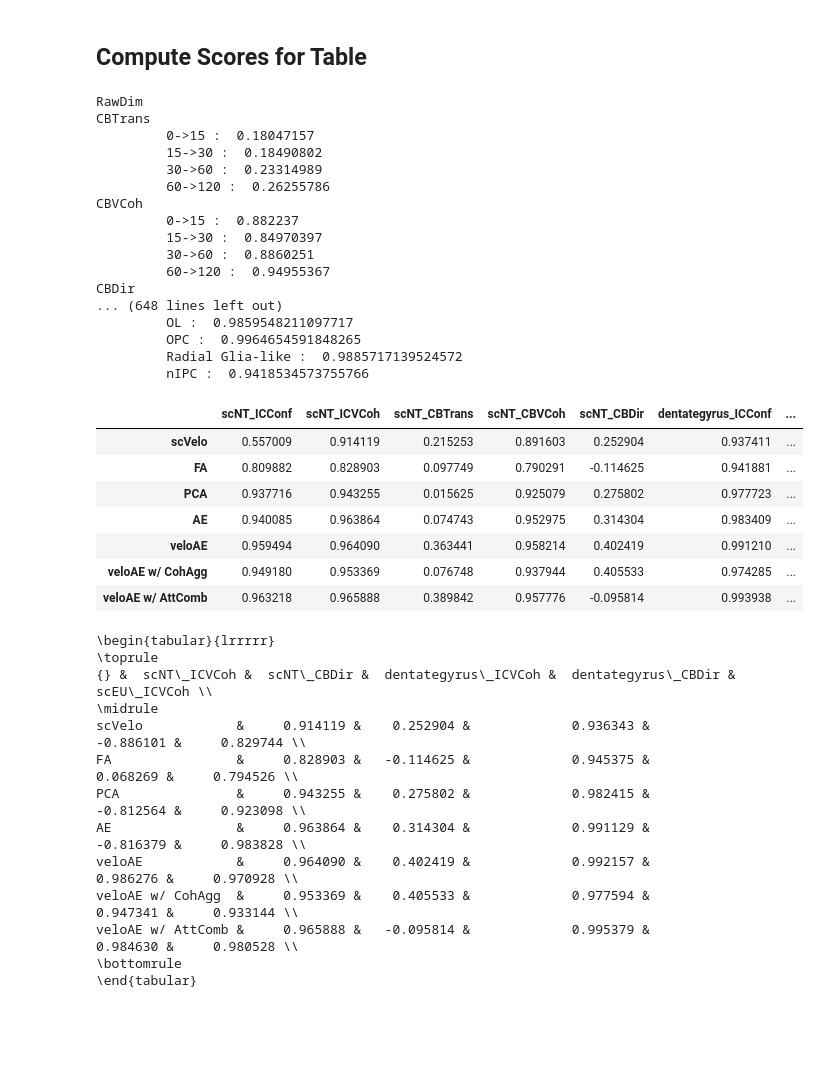
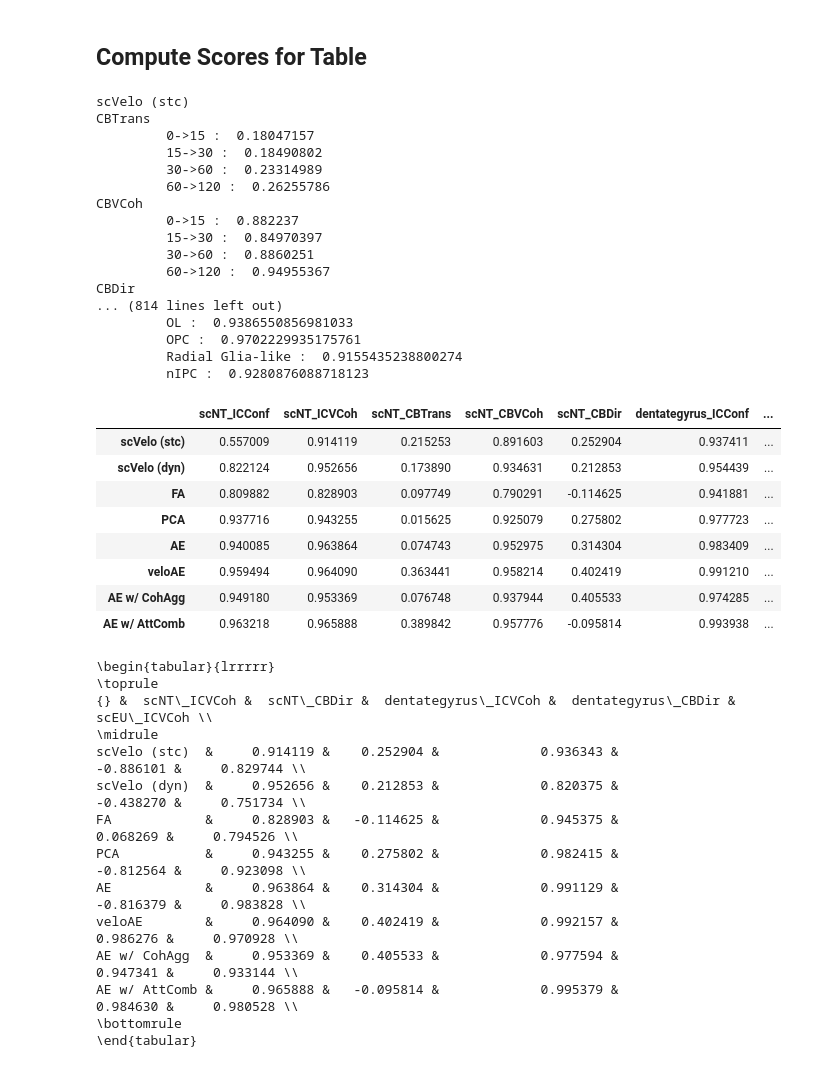
Before and after one commit to qiaochen/VeloAE, a Jupyter notebook: notebooks/eval_stats/metrics_bar_chat_and_table.ipynb, the cells around one changed output. Saved outputs shown, nothing was run; the diff lists cells and outputs as text; code cells hidden in the pictures; blank space fills up the shorter version.

```diff
--- a/notebooks/eval_stats/metrics_bar_chat_and_table.ipynb
+++ b/notebooks/eval_stats/metrics_bar_chat_and_table.ipynb
@@ -16,11 +16,13 @@ from sklearn.decomposition import PCA
 from collections import Counter
 from veloproj import *
 # %%
-method_name_mapping = {"stc_mode":"RawDim",
- "Cohort AutoEncoder":"LowDim",
+method_name_mapping = {
+ "stc_mode":"scVelo (stc)",
+ "dyn_mode":"scVelo (dyn)",
+ "Cohort AutoEncoder":"veloAE",
  "Baseline AutoEncoder":"AE",
- "Ablation GCN Only": "veloAE w/ CohAgg",
- "Ablation AttComb Only": "veloAE w/ AttComb",
+ "Ablation GCN Only": "AE w/ CohAgg",
+ "Ablation AttComb Only": "AE w/ AttComb",
  "Baseline PCA": "PCA",
  "Baseline FA": "FA",
  }
@@ -53,7 +55,7 @@ def to_dataframe(res):
                 group = dis_group_name(group, metric)
                 print("\t", group, ": ", np.mean(values))
                 for a_score in values:
-                    df_data.append({"space":method,
+                    df_data.append({"method":method,
                                     "metric":metric,
                                     "group": group,
                                     "score": a_score
@@ -70,7 +72,7 @@ def generate_plots(df_data, dataset, cbgroups, icgroups):
         if len(dfs) == 0:
             continue
         df = pd.concat(dfs, ignore_index=True)
-        g = sns.catplot(x="space", y="score",
+        g = sns.catplot(x="method", y="score",
                     data=df, kind="box",
                     palette="Set3",
                     showfliers = False,
@@ -86,7 +88,7 @@ def generate_plots(df_data, dataset, cbgroups, icgroups):
         if len(dfs) == 0:
             continue
         df = pd.concat(dfs, ignore_index=True)
-        g = sns.catplot(x="space", y="score",
+        g = sns.catplot(x="method", y="score",
                     data=df, kind="box",
                     palette="Set3",
                     showfliers = False,
@@ -145,15 +147,16 @@ groups = [(["0->15", "15->30", "30->60", "60->120"], ["0", "15", "30", "60", "12
 dfs = []
 for dataset, (cbg, icg) in zip(datasets, groups):
     _dfs = []
-    for prefix in ['baseline', 'CohAE']:
+    for prefix in ['baseline', 'CohAE', 'dyn']:
         path = "../{}/{}_{}.pkl".format(dataset, prefix, dataset[:4] if not dataset == "dentategyrus" else dataset)
         with open(path, 'rb') as infile:
             _dfs.append(to_dataframe(pickle.load(infile)))
-    _dfs[0] = _dfs[0].loc[_dfs[0].space != "RawDim", :] # keep only those in CohAE results
+    _dfs[0] = _dfs[0].loc[_dfs[0].method != "scVelo (stc)", :] # keep only those in veloAE results
+    _dfs[-1] = _dfs[-1].loc[_dfs[-1].method != "scVelo (stc)", :] # keep only those in dynamical mode results
     df = pd.concat(_dfs, ignore_index=True)
     dfs.append(df)
 # %% [output]
-RawDim
+scVelo (stc)
 CBTrans
          0->15 :  0.18047157
          15->30 :  0.18490802
@@ -165,19 +168,19 @@ CBVCoh
          30->60 :  0.8860251
          60->120 :  0.94955367
 CBDir
-... (648 lines left out)
-         OL :  0.9859548211097717
-         OPC :  0.9964654591848265
-         Radial Glia-like :  0.9885717139524572
-         nIPC :  0.9418534573755766
+... (814 lines left out)
+         OL :  0.9386550856981033
+         OPC :  0.9702229935175761
+         Radial Glia-like :  0.9155435238800274
+         nIPC :  0.9280876088718123
 # %%
 datasets = ["scNT", "scEU", "dentategyrus"]
 mean_records = {}
 std_records = {}
 
 for dataset, df, group in zip(datasets, dfs, groups):
-    for method in df.space.unique():
-        m_df = df.query('space == "{}"'.format(method))
+    for method in df.method.unique():
+        m_df = df.query('method == "{}"'.format(method))
         avg_metric, std_metric = {}, {}
         for metric in m_df.metric.unique():
             _group = group[0] if metric.startswith("CB") else group[1]
@@ -193,32 +196,33 @@ for dataset, df, group in zip(datasets, dfs, groups):
         std_records[method].update(std_metric)
 
 df_mean = pd.DataFrame(mean_records).T
-new_index = df_mean.index.values
-new_index[new_index == "LowDim"] = "veloAE"
-new_index[new_index == "RawDim"] = "scVelo"
-df_mean.index = new_index
+# new_index = df_mean.index.values
+# new_index[new_index == "LowDim"] = "veloAE"
+# new_index[new_index == "RawDim"] = "scVelo"
+# df_mean.index = new_index
 df_std = pd.DataFrame(std_records).T
-df_std.index = new_index
+# df_std.index = new_index
 # %%
-df_mean.loc[['scVelo', 'FA', 'PCA', 'AE', 'veloAE', "veloAE w/ CohAgg", "veloAE w/ AttComb"],
+df_mean.loc[['scVelo (stc)', 'scVelo (dyn)', 'FA', 'PCA', 'AE', 'veloAE', "AE w/ CohAgg", "AE w/ AttComb"],
             ['scNT_ICConf', 'scNT_ICVCoh',
              'scNT_CBTrans', 'scNT_CBVCoh', 'scNT_CBDir',
              'dentategyrus_ICConf',  'dentategyrus_ICVCoh', 'dentategyrus_CBTrans',
              'dentategyrus_CBVCoh', 'dentategyrus_CBDir',
              'scEU_ICConf', 'scEU_ICVCoh',
             ]]
 # %% [output]
 |  | scNT_ICConf | scNT_ICVCoh | scNT_CBTrans | scNT_CBVCoh | scNT_CBDir | dentategyrus_ICConf | ... |
-| scVelo | 0.557009 | 0.914119 | 0.215253 | 0.891603 | 0.252904 | 0.937411 | ... |
+| scVelo (stc) | 0.557009 | 0.914119 | 0.215253 | 0.891603 | 0.252904 | 0.937411 | ... |
+| scVelo (dyn) | 0.822124 | 0.952656 | 0.173890 | 0.934631 | 0.212853 | 0.954439 | ... |
 | FA | 0.809882 | 0.828903 | 0.097749 | 0.790291 | -0.114625 | 0.941881 | ... |
 | PCA | 0.937716 | 0.943255 | 0.015625 | 0.925079 | 0.275802 | 0.977723 | ... |
 | AE | 0.940085 | 0.963864 | 0.074743 | 0.952975 | 0.314304 | 0.983409 | ... |
 | veloAE | 0.959494 | 0.964090 | 0.363441 | 0.958214 | 0.402419 | 0.991210 | ... |
-| veloAE w/ CohAgg | 0.949180 | 0.953369 | 0.076748 | 0.937944 | 0.405533 | 0.974285 | ... |
-| veloAE w/ AttComb | 0.963218 | 0.965888 | 0.389842 | 0.957776 | -0.095814 | 0.993938 | ... |
+| AE w/ CohAgg | 0.949180 | 0.953369 | 0.076748 | 0.937944 | 0.405533 | 0.974285 | ... |
+| AE w/ AttComb | 0.963218 | 0.965888 | 0.389842 | 0.957776 | -0.095814 | 0.993938 | ... |
 # %%
 # keep only ICVCoh and CBDir for paper
-print(df_mean.loc[['scVelo', 'FA', 'PCA', 'AE', 'veloAE', "veloAE w/ CohAgg", "veloAE w/ AttComb"],
+print(df_mean.loc[['scVelo (stc)', 'scVelo (dyn)', 'FA', 'PCA', 'AE', 'veloAE', "AE w/ CohAgg", "AE w/ AttComb"],
                   ['scNT_ICVCoh', 'scNT_CBDir',
                    'dentategyrus_ICVCoh', 'dentategyrus_CBDir',
                    'scEU_ICVCoh',
@@ -228,12 +232,13 @@ print(df_mean.loc[['scVelo', 'FA', 'PCA', 'AE', 'veloAE', "veloAE w/ CohAgg", "v
 \toprule
 {} &  scNT\_ICVCoh &  scNT\_CBDir &  dentategyrus\_ICVCoh &  dentategyrus\_CBDir &  scEU\_ICVCoh \\
 \midrule
-scVelo            &     0.914119 &    0.252904 &             0.936343 &           -0.886101 &     0.829744 \\
-FA                &     0.828903 &   -0.114625 &             0.945375 &            0.068269 &     0.794526 \\
-PCA               &     0.943255 &    0.275802 &             0.982415 &           -0.812564 &     0.923098 \\
-AE                &     0.963864 &    0.314304 &             0.991129 &           -0.816379 &     0.983828 \\
-veloAE            &     0.964090 &    0.402419 &             0.992157 &            0.986276 &     0.970928 \\
-veloAE w/ CohAgg  &     0.953369 &    0.405533 &             0.977594 &            0.947341 &     0.933144 \\
-veloAE w/ AttComb &     0.965888 &   -0.095814 &             0.995379 &            0.984630 &     0.980528 \\
+scVelo (stc)  &     0.914119 &    0.252904 &             0.936343 &           -0.886101 &     0.829744 \\
+scVelo (dyn)  &     0.952656 &    0.212853 &             0.820375 &           -0.438270 &     0.751734 \\
+FA            &     0.828903 &   -0.114625 &             0.945375 &            0.068269 &     0.794526 \\
+PCA           &     0.943255 &    0.275802 &             0.982415 &           -0.812564 &     0.923098 \\
+AE            &     0.963864 &    0.314304 &             0.991129 &           -0.816379 &     0.983828 \\
+veloAE        &     0.964090 &    0.402419 &             0.992157 &            0.986276 &     0.970928 \\
+AE w/ CohAgg  &     0.953369 &    0.405533 &             0.977594 &            0.947341 &     0.933144 \\
+AE w/ AttComb &     0.965888 &   -0.095814 &             0.995379 &            0.984630 &     0.980528 \\
 \bottomrule
 \end{tabular}
```
Also changed, not shown: parts of 1 cell of this notebook, 25 other files.
